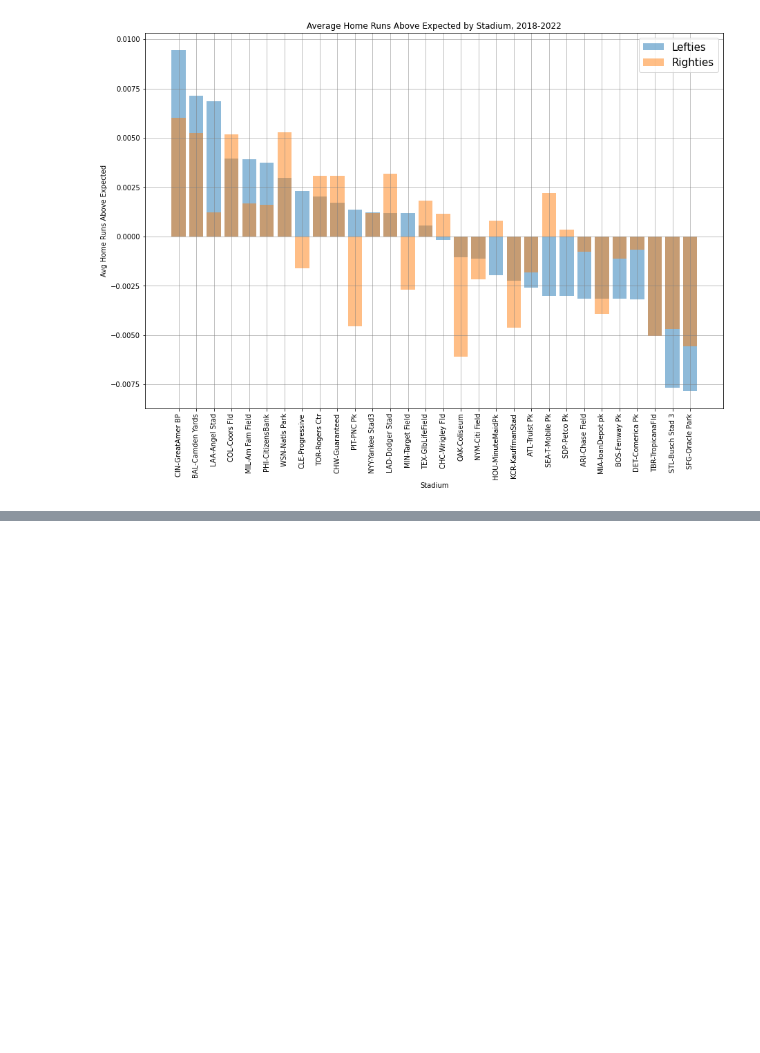
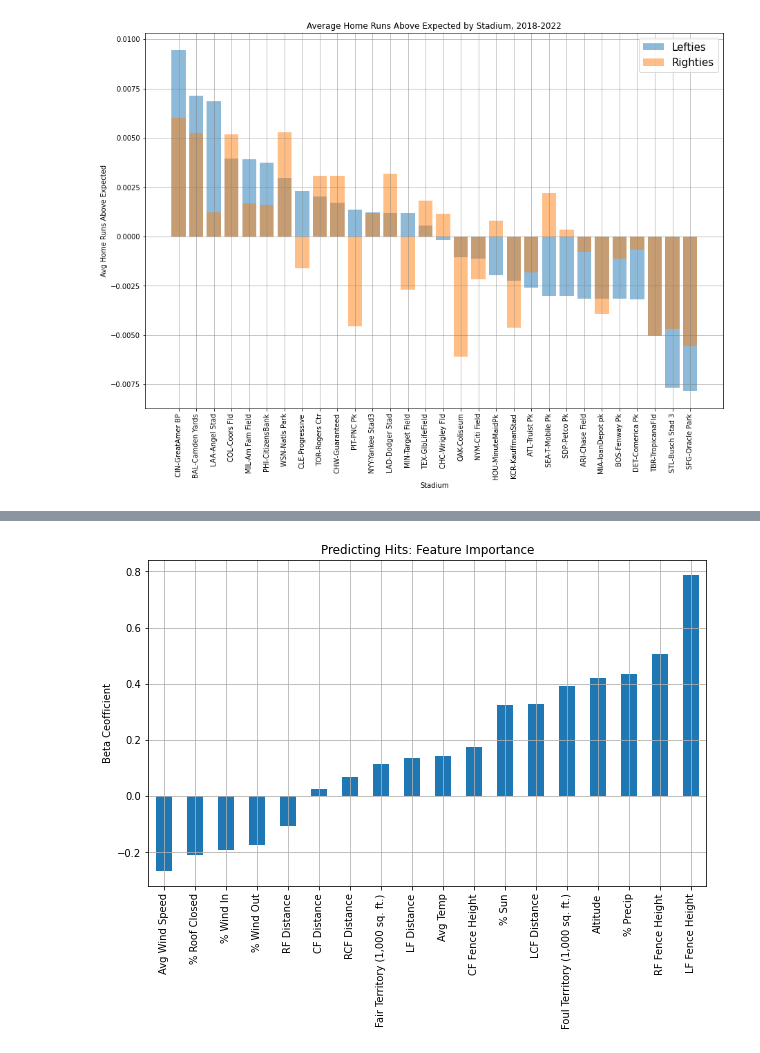
Before and after one commit to cpresz/MLB-Stadium-Analysis, a Jupyter notebook: MLB_Stadium_Analysis.ipynb, the cells around one changed output, grey strips where cells are left out. Drawn from its saved outputs; the diff is of its cells as text; code cells hidden in the pictures; blank space fills up the shorter version.

```diff
--- a/MLB_Stadium_Analysis.ipynb
+++ b/MLB_Stadium_Analysis.ipynb
@@ -382,11 +389,11 @@ fig2 = df.plot.scatter(ax=ax[1], x='Fair Territory (1,000 sq. ft.)', y='Avg Hits
 Now, let's compare how right- and left-handed hitters fare in each ballpark in terms of hits. First, we'll take a look at the distribution of hits above expected for both righties and lefties. It is important to note that we have omitted data for switch-hitters in this analysis.
 # %%
 df = player_stats.groupby(['Stadium', 'Bats'])
-avg_hits_above_exp = (df['hits_above_expected'].sum()/df['AB_stadium'].sum()).sort_values(ascending=False)
+bats_hits_above_exp = (df['hits_above_expected'].sum()/df['AB_stadium'].sum()).sort_values(ascending=False)
 
 # distinguish between lefties and righties
-RHH_hits_above_exp = avg_hits_above_exp.loc[:,'R']
-LHH_hits_above_exp = avg_hits_above_exp.loc[:,'L']
+RHH_hits_above_exp = bats_hits_above_exp.loc[:,'R']
+LHH_hits_above_exp = bats_hits_above_exp.loc[:,'L']
 
 fig, ax = plt.subplots(1,2, figsize=(15, 5))
 
@@ -568,0 +583,22 @@ Interestingly, both lefties and righties experience one of, if not the, greatest
+# %%
+stadium_data['avg_hits_above_exp'] = avg_hits_above_exp
+stadium_data_sc = stadium_data.apply(zscore)
+
+# predictor variables
+features = ['Avg Temp','Avg Wind Speed','% Precip','% Sun','% Roof Closed',
+            '% Wind In','% Wind Out','Fair Territory (1,000 sq. ft.)',
+            'Foul Territory (1,000 sq. ft.)','LF Fence Height', 'CF Fence Height',
+            'Altitude', 'RF Fence Height', 'LF Distance','LCF Distance',
+            'CF Distance', 'RCF Distance', 'RF Distance']
+
+# define predictor and outcome variables
+x = stadium_data_sc[features]
+y = stadium_data_sc['avg_hits_above_exp']
+
+# fit linear regression model
+model = sm.OLS(y, x).fit()
+
+# graph coefficients
+model.params.sort_values().plot.bar(ylabel='Beta Ceofficient', grid=True, title = 'Predicting Hits: Feature Importance',figsize=(10, 6));
+# %% [output]
+[figure, added]
```
Also changed, not shown: parts of 33 cells of this notebook, 1 other file.
